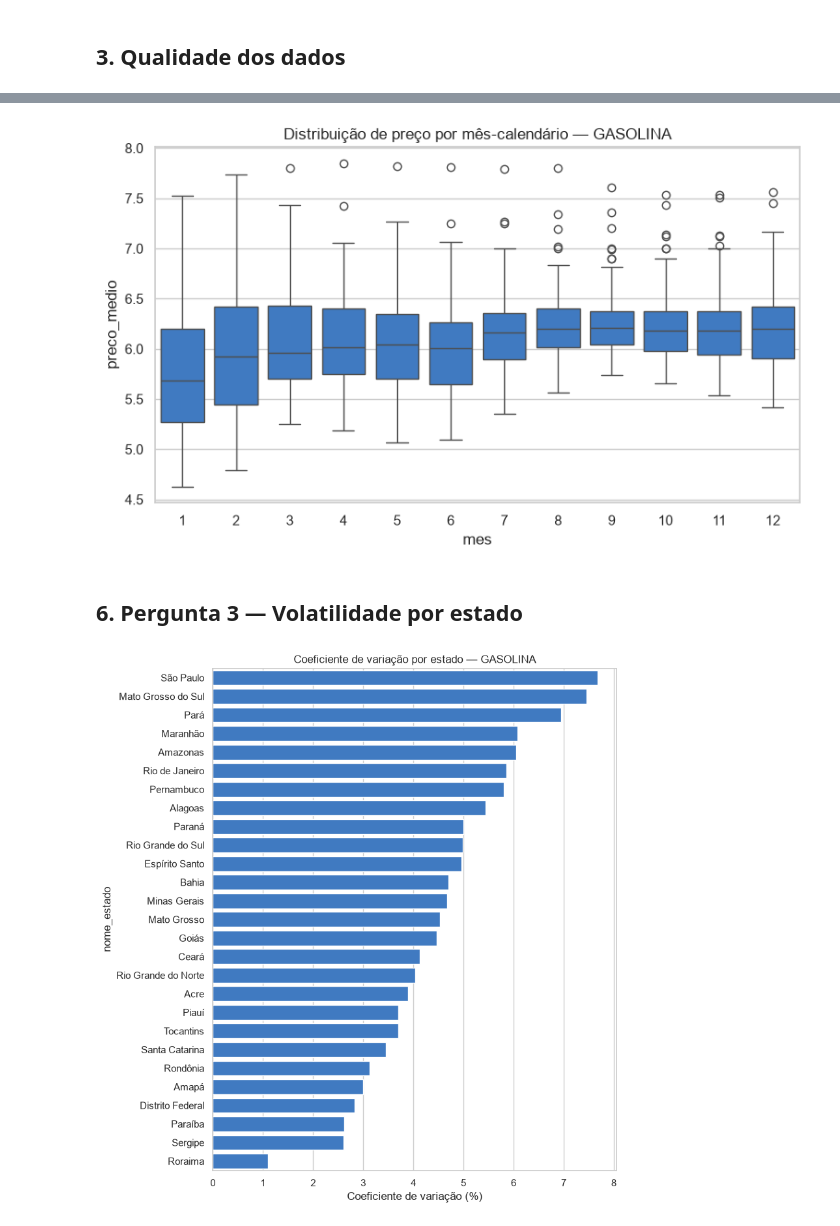
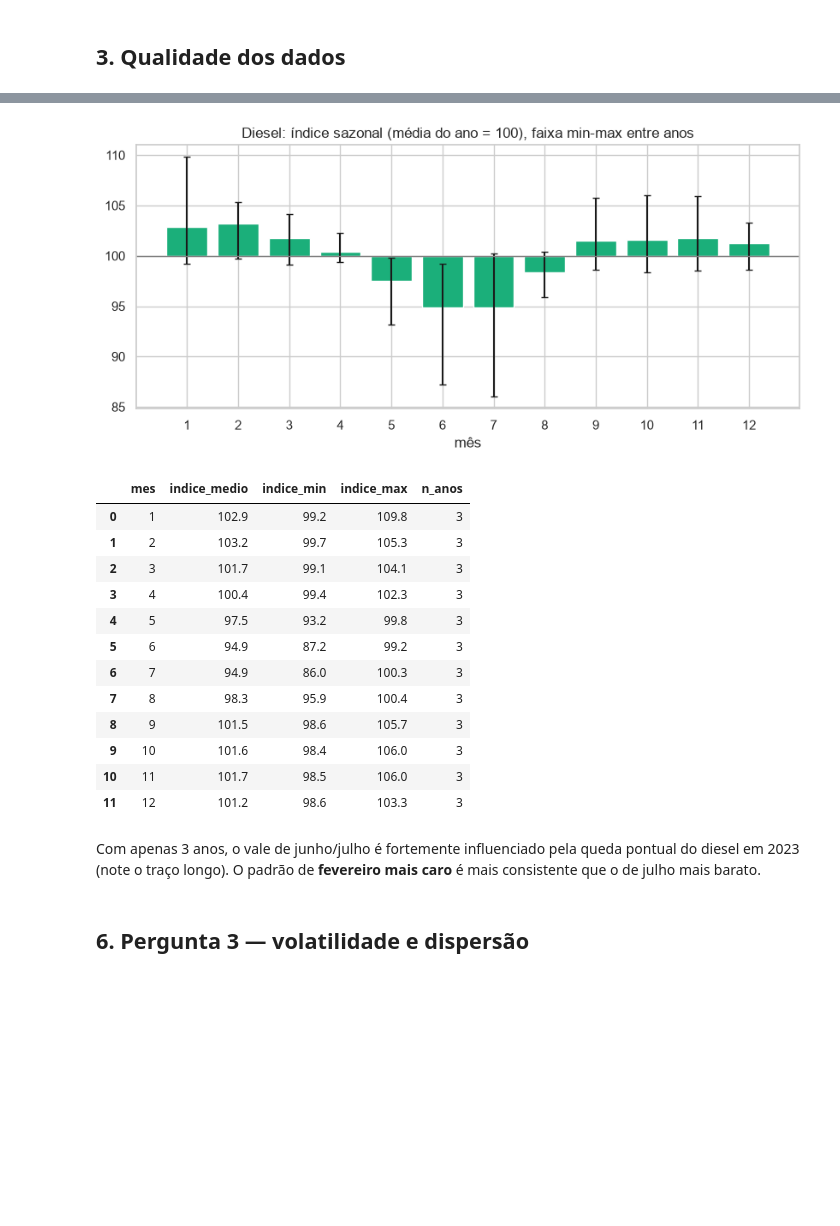
Before and after one commit to lopsxzale/logistics-distribution-analytics, a Jupyter notebook: notebooks/01_exploracao.ipynb, the cells around one changed output, grey strips where cells are left out. Drawn from its saved outputs; the diff is of its cells as text; code cells hidden in the pictures; blank space fills up the shorter version.

```diff
--- a/notebooks/01_exploracao.ipynb
+++ b/notebooks/01_exploracao.ipynb
@@ -105,25 +94,28 @@ plt.show()
-# %%
-fig, ax = plt.subplots(figsize=(9, 5))
-sns.boxplot(data=sub, x='mes', y='preco_medio', ax=ax, color='#2a78d6')
-ax.set_title(f'Distribuição de preço por mês-calendário — {categoria_foco}')
-plt.show()
-# %% [output]
-[figure, removed]
+# %%
+saz = metrics.indice_sazonal(diesel)
+fig, ax = plt.subplots(figsize=(10, 4))
+erro = [saz["indice_medio"] - saz["indice_min"], saz["indice_max"] - saz["indice_medio"]]
+ax.bar(saz["mes"], saz["indice_medio"] - 100, bottom=100, color="#1baf7a", yerr=erro, capsize=3)
+ax.axhline(100, color="gray", lw=1)
+ax.set(title="Diesel: índice sazonal (média do ano = 100), faixa min-max entre anos", xlabel="mês", xticks=range(1, 13))
+plt.show()
+saz.round(1)
+# %% [output]
+[figure, added]
+|  | mes | indice_medio | indice_min | indice_max | n_anos |
+| 0 | 1 | 102.9 | 99.2 | 109.8 | 3 |
+| 1 | 2 | 103.2 | 99.7 | 105.3 | 3 |
+| 2 | 3 | 101.7 | 99.1 | 104.1 | 3 |
+| 3 | 4 | 100.4 | 99.4 | 102.3 | 3 |
+| 4 | 5 | 97.5 | 93.2 | 99.8 | 3 |
+| 5 | 6 | 94.9 | 87.2 | 99.2 | 3 |
+| 6 | 7 | 94.9 | 86.0 | 100.3 | 3 |
+| 7 | 8 | 98.3 | 95.9 | 100.4 | 3 |
+| 8 | 9 | 101.5 | 98.6 | 105.7 | 3 |
+| 9 | 10 | 101.6 | 98.4 | 106.0 | 3 |
+| 10 | 11 | 101.7 | 98.5 | 106.0 | 3 |
+| 11 | 12 | 101.2 | 98.6 | 103.3 | 3 |
+# %% [markdown]
+Com apenas 3 anos, o vale de junho/julho é fortemente influenciado pela queda pontual do diesel em 2023 (note o traço longo). O padrão de **fevereiro mais caro** é mais consistente que o de julho mais barato.
 # %% [markdown]
-## 6. Pergunta 3 — Volatilidade por estado
+## 6. Pergunta 3 — volatilidade e dispersão
-# %%
-volat = (
-    sub.groupby(['uf', 'nome_estado'])
-    .agg(preco_medio=('preco_medio', 'mean'), desvio_medio=('desvio_padrao', 'mean'))
-    .reset_index()
-)
-volat['coef_variacao'] = volat['desvio_medio'] / volat['preco_medio'] * 100
-volat = volat.sort_values('coef_variacao', ascending=False)
-
-fig, ax = plt.subplots(figsize=(8, 10))
-sns.barplot(data=volat, x='coef_variacao', y='nome_estado', color='#2a78d6', ax=ax)
-ax.set_title(f'Coeficiente de variação por estado — {categoria_foco}')
-ax.set_xlabel('Coeficiente de variação (%)')
-plt.show()
-# %% [output]
-[figure, removed]
```
Also changed, not shown: parts of 24 cells of this notebook, 51 other files.
